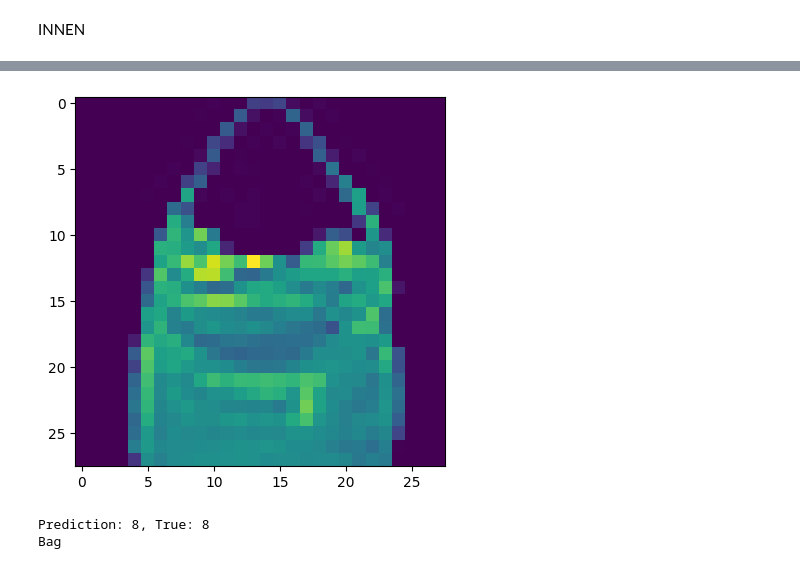
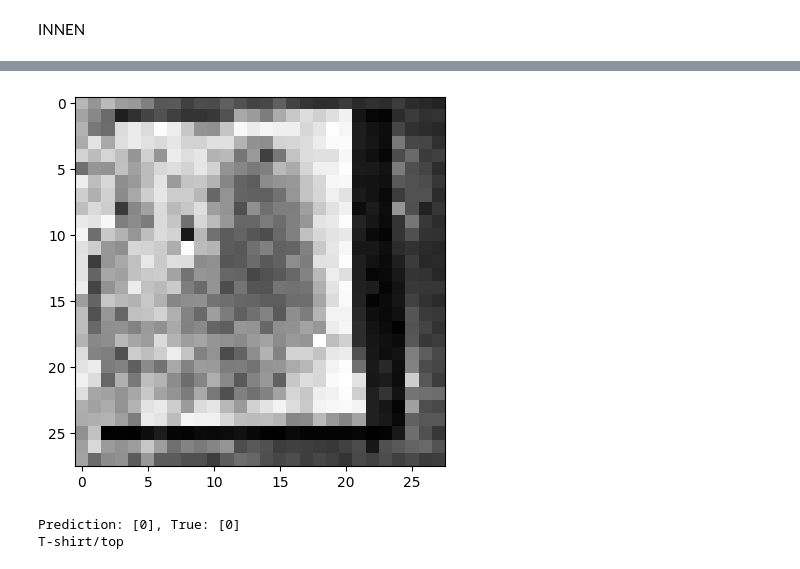
Before and after one commit to Fullbaro/neural_network_framework, a Jupyter notebook: USAGE.ipynb, the cells around one changed output, grey strips where cells are left out. Drawn from its saved outputs; the diff is of its cells as text; code cells hidden in the pictures.

```diff
--- a/USAGE.ipynb
+++ b/USAGE.ipynb
@@ -16,11 +16,10 @@ from lib.model import *
 from lib.dataset import ImageClassificationDataset
 # %%
 dataset = ImageClassificationDataset()
-dataset.load("/home/deni/Cloud/Laptop/Projects/Python/cnn_from_scratch/dataset")
+dataset.load("/home/deni/Cloud/Laptop/Projects/Python/cnn_from_scratch/dataset2", size=28)
 dataset.augment()
+dataset.balance()
 dataset.preprocess(
-     size = 28,
-     grayscale = False,
      white_balance = False
 )
 dataset.shuffle()
@@ -28,10 +27,3 @@ dataset.normalize()
 dataset.reshape()
 
 X_train, y_train, X_valid, y_valid, X_test, y_test = dataset.split()
-
-
-print(dataset.X[0])
-print(dataset.X[10].shape)
-print("shape", dataset.X.shape)
-
-print(dataset.X.min(), dataset.X.max())
@@ -120,27 +96,27 @@ model = Model.load("model.m")
 # %%
 fashion_mnist_labels = {
     0: 'T-shirt/top',
     1: 'Trouser',
     2: 'Pullover',
     3: 'Dress',
     4: 'Coat',
     5: 'Sandal',
     6: 'Shirt',
     7: 'Sneaker',
     8: 'Bag',
     9: 'Ankle boot'
 }
 
-img = 11
+img = 5
 
-plt.imshow((X_test[img].reshape(28, 28)))
+plt.imshow((X_test[img].reshape(28, 28)), cmap='gray')
 plt.show()
 
 prediction = model.predict(X_test[img])[0] # Pass image(s) in array
 print(f"Prediction: {prediction}, True: {y_test[img]}")
 
-print(fashion_mnist_labels[prediction])
+print(fashion_mnist_labels[prediction[0]])
 # %% [output]
-[figure, old version]
+[figure, new version]
-Prediction: 8, True: 8
-Bag
+Prediction: [0], True: [0]
+T-shirt/top
```
Also changed, not shown: parts of 5 cells of this notebook, 5 other files.
